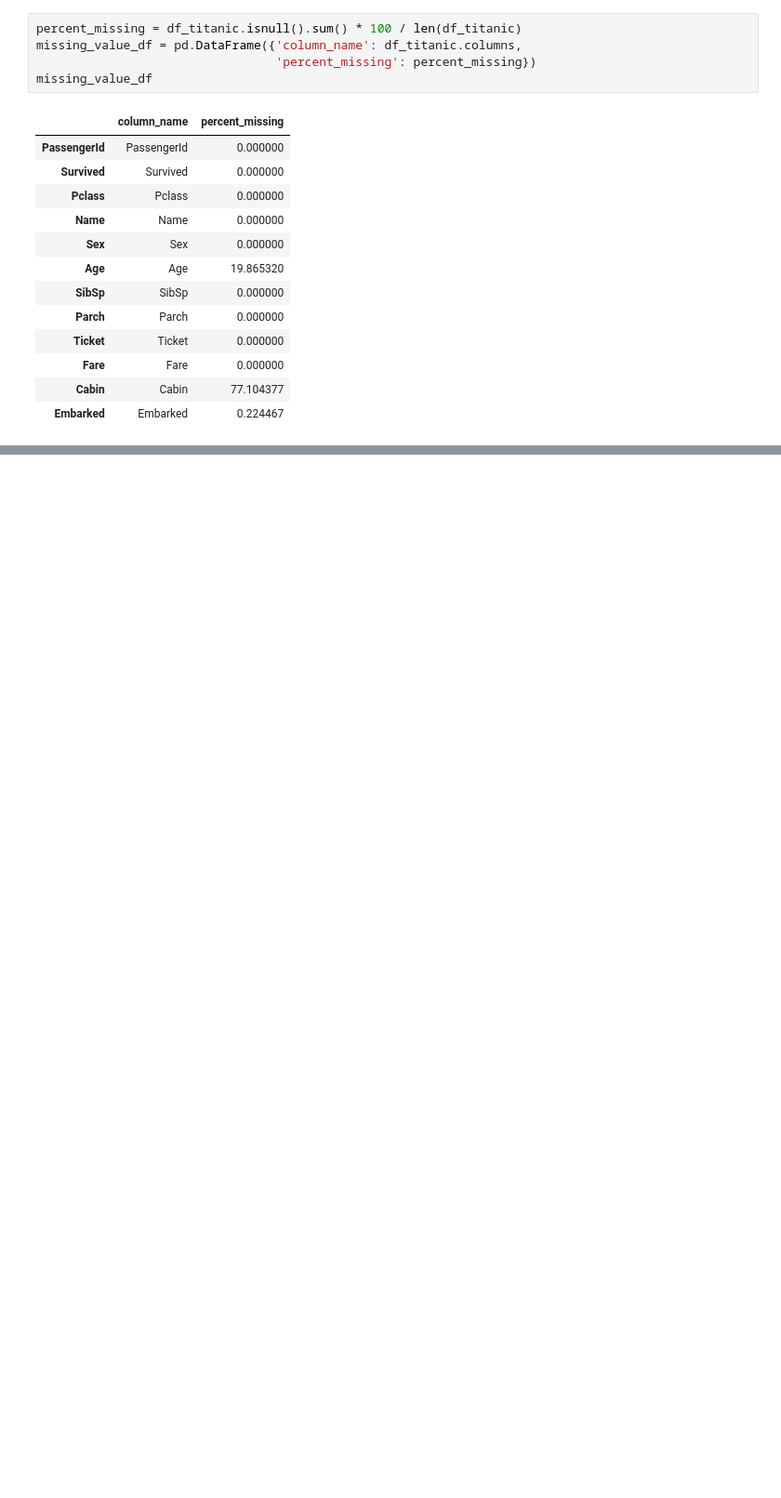
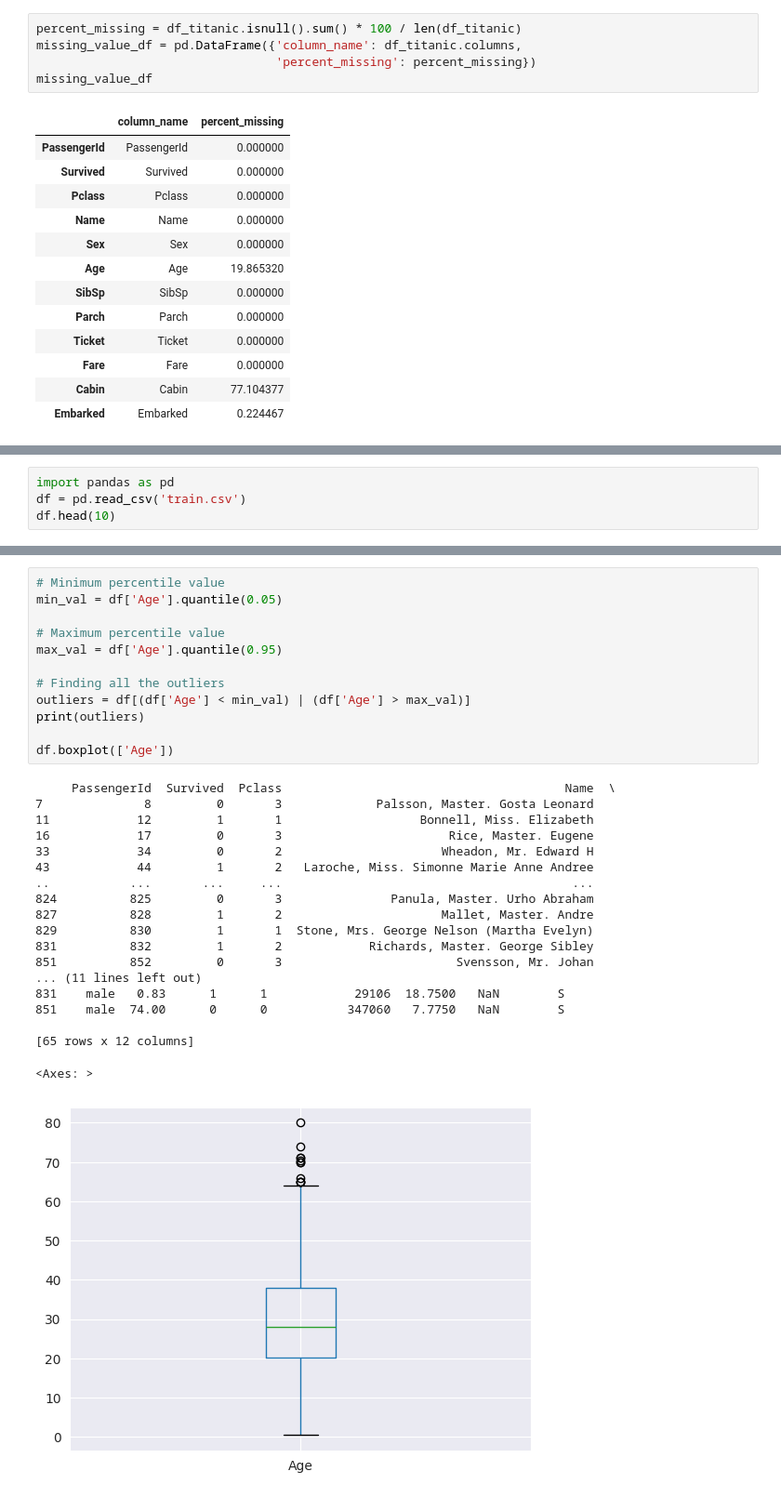
Before and after one commit to Ruvini-Rangathara-org/Machine-Learning-GDSE, a Jupyter notebook: 6th-week/handling-missing-data.ipynb, the cells around one changed output, grey strips where cells are left out. Shown: that part at 93% size. Saved outputs shown, nothing was run; the diff lists cells and outputs as text; blank space fills up the shorter version.

```diff
--- a/6th-week/handling-missing-data.ipynb
+++ b/6th-week/handling-missing-data.ipynb
@@ -113,0 +307,4 @@ dtype: int64
+# %%
+import pandas as pd
+df = pd.read_csv('train.csv')
+df.head(10)
@@ -113,0 +323,32 @@ dtype: int64
+# %%
+# Minimum percentile value
+min_val = df['Age'].quantile(0.05)
+
+# Maximum percentile value
+max_val = df['Age'].quantile(0.95)
+
+# Finding all the outliers
+outliers = df[(df['Age'] < min_val) | (df['Age'] > max_val)]
+print(outliers)
+
+df.boxplot(['Age'])
+# %% [output]
+     PassengerId  Survived  Pclass                                       Name  \
+7              8         0       3             Palsson, Master. Gosta Leonard
+11            12         1       1                   Bonnell, Miss. Elizabeth
+16            17         0       3                       Rice, Master. Eugene
+33            34         0       2                      Wheadon, Mr. Edward H
+43            44         1       2   Laroche, Miss. Simonne Marie Anne Andree
+..           ...       ...     ...                                        ...
+824          825         0       3               Panula, Master. Urho Abraham
+827          828         1       2                      Mallet, Master. Andre
+829          830         1       1  Stone, Mrs. George Nelson (Martha Evelyn)
+831          832         1       2            Richards, Master. George Sibley
+851          852         0       3                        Svensson, Mr. Johan
+... (11 lines left out)
+831    male   0.83      1      1            29106  18.7500   NaN        S
+851    male  74.00      0      0           347060   7.7750   NaN        S
+
+[65 rows x 12 columns]
+<Axes: >
+[figure, added]
```
Also changed, not shown: parts of 29 cells of this notebook, 1 other file.
